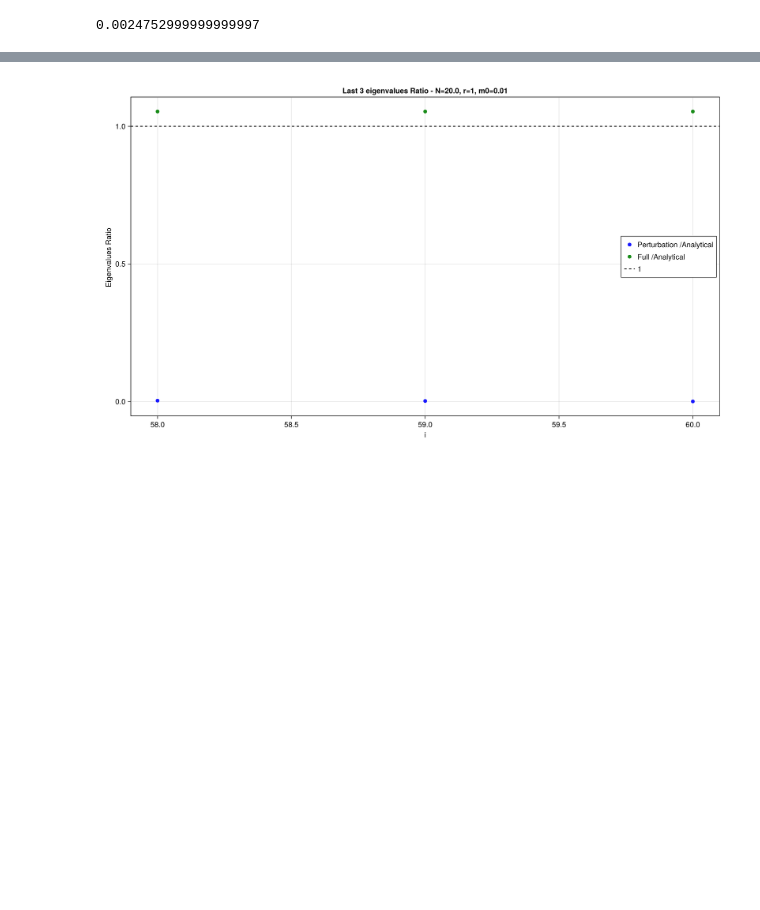
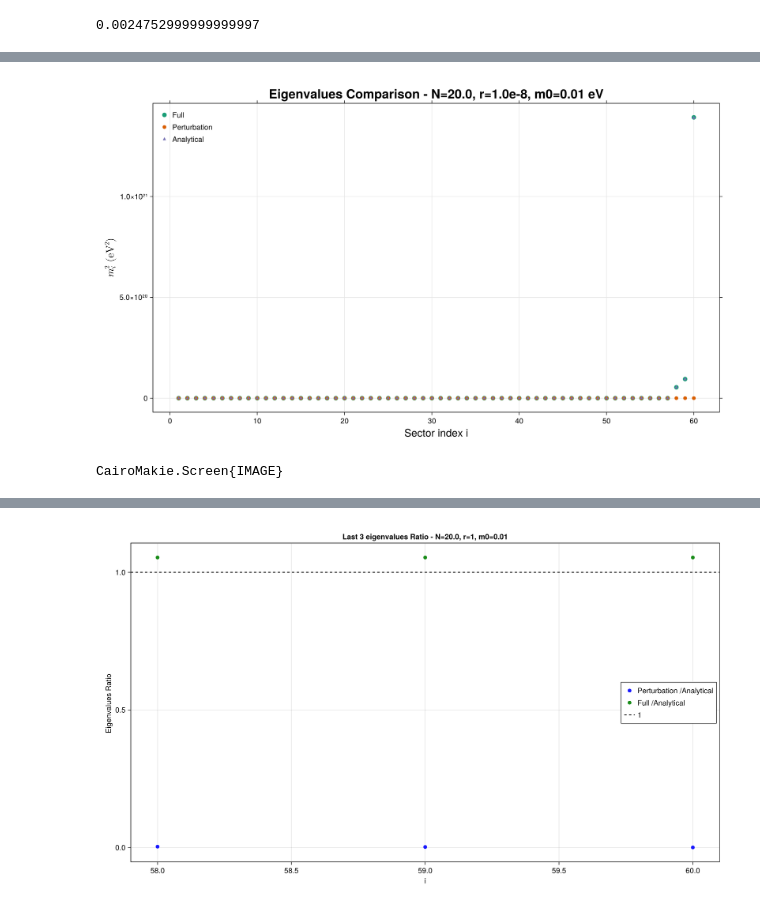
Before and after one commit to philippeller/Newtrinos.jl, a Jupyter notebook: notebooks/trials_fullmatrix.ipynb, the cells around one changed output, grey strips where cells are left out. Cells and saved outputs as stored; diff of their text form; code cells hidden in the pictures; blank space fills up the shorter version.

```diff
--- a/notebooks/trials_fullmatrix.ipynb
+++ b/notebooks/trials_fullmatrix.ipynb
@@ -523,9 +523,11 @@ using CairoMakie
 using DelimitedFiles
 using Colors
 
-# Read files
-file1 = vec(readdlm("/home/sofialon/Newtrinos.jl/plots_fix/eigen/eigenvalues_full9_NNM_NO_$N $r $m0.txt"))
-file2 = vec(readdlm("/home/sofialon/Newtrinos.jl/plots_fix/eigen/eigenvalues_pert9_NNM_NO_$N $r $m0.txt"))
+# Read the three txt files
+file1 = vec(readdlm("/home/sofialon/Newtrinos.jl/plots_fix/eigen/eigenvalues_full9_NNM_NO_20.0 1.0e-8 0.01.txt"))
+file2 = vec(readdlm("/home/sofialon/Newtrinos.jl/plots_fix/eigen/eigenvalues_pert9_NNM_NO_20.0 1.0e-8 0.01.txt"))
+
+
 
 file1 = sort(file1)
 file2 = sort(file2)
@@ -578,3 +581,5 @@ LoadError: ArgumentError: Cannot open '/home/sofialon/Newtrinos.jl/plots_fix/eig
+[figure, added]
+CairoMakie.Screen{IMAGE}
 # %%
 
 
```
Also changed, not shown: parts of 8 cells of this notebook, 51 other files.
